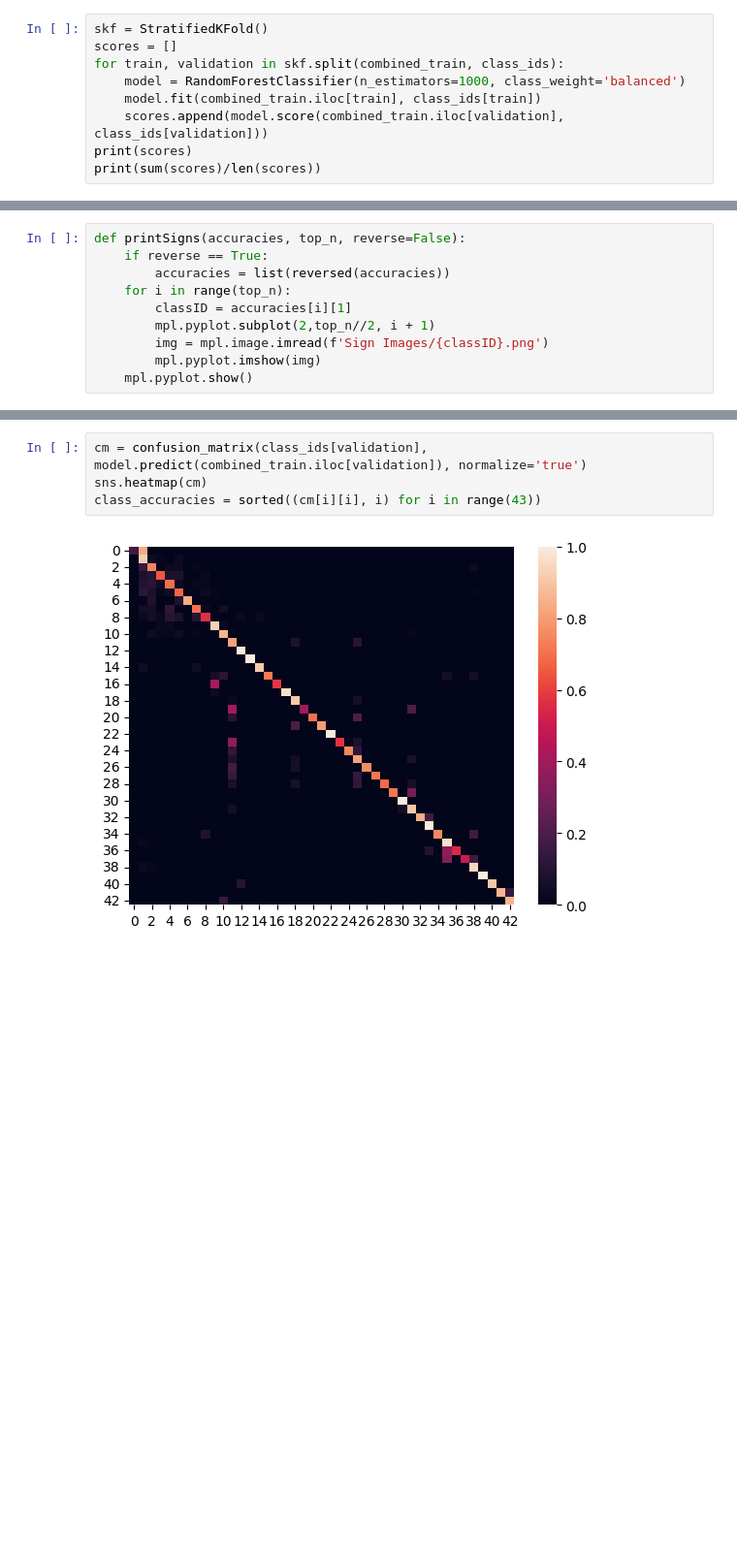
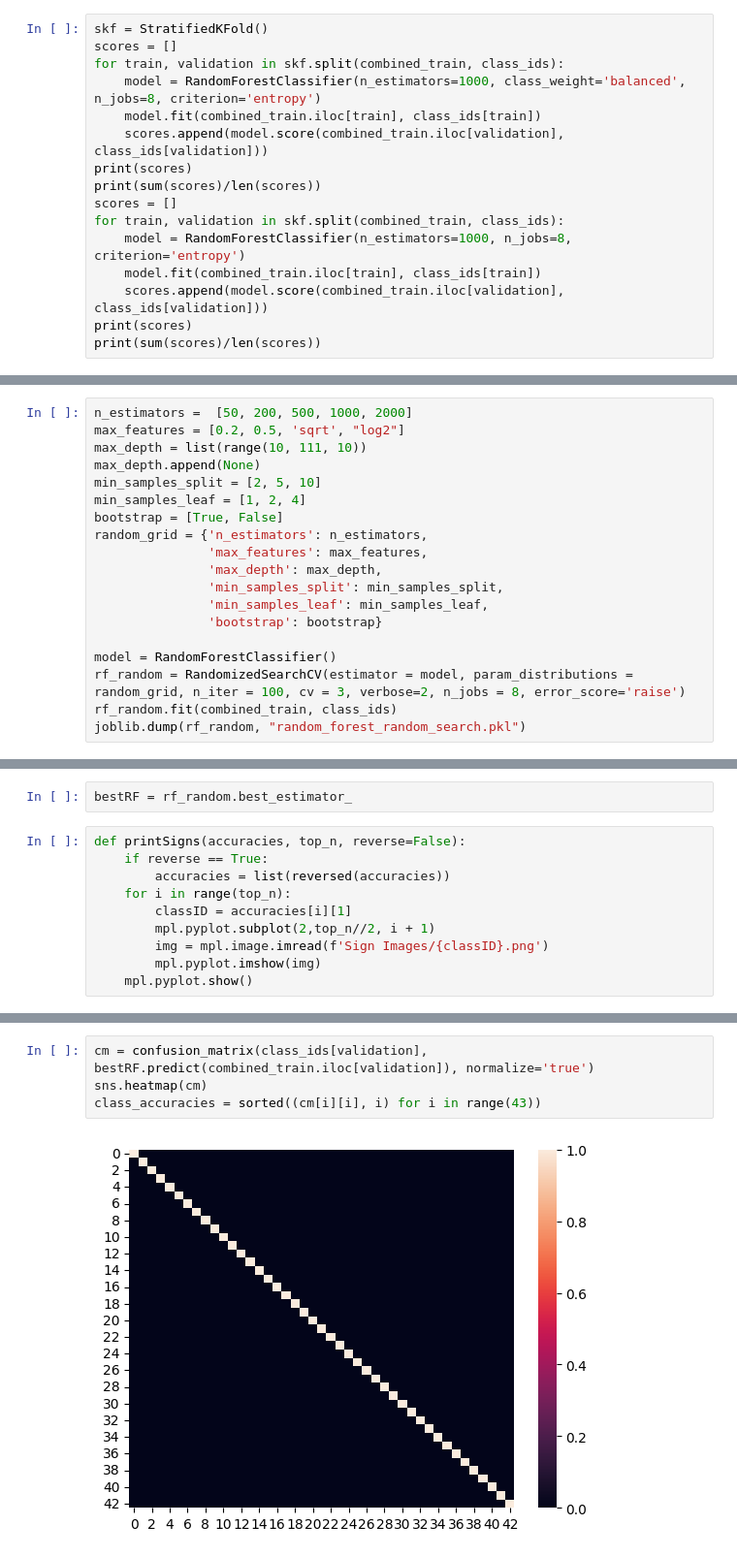
Before and after one commit to Biporian/ML_ASS_2, a Jupyter notebook: Random_Forest.ipynb, the cells around one changed output, grey strips where cells are left out. Shown: that part at 97% size. Cells and saved outputs as stored; diff of their text form; blank space fills up the shorter version.

Commit message:
did a random grid search but im not uploading it because its 2.5gb

```diff
--- a/Random_Forest.ipynb
+++ b/Random_Forest.ipynb
@@ -23,9 +23,16 @@ KeyError: "['image_path'] not found in axis"
 skf = StratifiedKFold()
 scores = []
 for train, validation in skf.split(combined_train, class_ids):
-    model = RandomForestClassifier(n_estimators=1000, class_weight='balanced')
+    model = RandomForestClassifier(n_estimators=1000, class_weight='balanced', n_jobs=8, criterion='entropy')
     model.fit(combined_train.iloc[train], class_ids[train])
     scores.append(model.score(combined_train.iloc[validation], class_ids[validation]))
 print(scores)
 print(sum(scores)/len(scores))
+scores = []
+for train, validation in skf.split(combined_train, class_ids):
+    model = RandomForestClassifier(n_estimators=1000, n_jobs=8, criterion='entropy')
+    model.fit(combined_train.iloc[train], class_ids[train])
+    scores.append(model.score(combined_train.iloc[validation], class_ids[validation]))
+print(scores)
+print(sum(scores)/len(scores))
 # %% [output]
@@ -32,0 +45,19 @@ KeyboardInterrupt:
+# %%
+n_estimators =  [50, 200, 500, 1000, 2000]
+max_features = [0.2, 0.5, 'sqrt', "log2"]
+max_depth = list(range(10, 111, 10))
+max_depth.append(None)
+min_samples_split = [2, 5, 10]
+min_samples_leaf = [1, 2, 4]
+bootstrap = [True, False]
+random_grid = {'n_estimators': n_estimators,
+               'max_features': max_features,
+               'max_depth': max_depth,
+               'min_samples_split': min_samples_split,
+               'min_samples_leaf': min_samples_leaf,
+               'bootstrap': bootstrap}
+
+model = RandomForestClassifier()
+rf_random = RandomizedSearchCV(estimator = model, param_distributions = random_grid, n_iter = 100, cv = 3, verbose=2, n_jobs = 8, error_score='raise')
+rf_random.fit(combined_train, class_ids)
+joblib.dump(rf_random, "random_forest_random_search.pkl")
@@ -33,3 +80,5 @@ KeyboardInterrupt:
+# %%
+bestRF = rf_random.best_estimator_
 # %%
 def printSigns(accuracies, top_n, reverse=False):
     if reverse == True:
@@ -43,9 +94,9 @@ def printSigns(accuracies, top_n, reverse=False):
 # %%
-cm = confusion_matrix(class_ids[validation], model.predict(combined_train.iloc[validation]), normalize='true')
+cm = confusion_matrix(class_ids[validation], bestRF.predict(combined_train.iloc[validation]), normalize='true')
 sns.heatmap(cm)
 class_accuracies = sorted((cm[i][i], i) for i in range(43))
 # %% [output]
-[figure, old version]
+[figure, new version]
 # %%
 printSigns(class_accuracies, 20)
 # %% [output]
```
Also changed, not shown: parts of 13 cells of this notebook.
